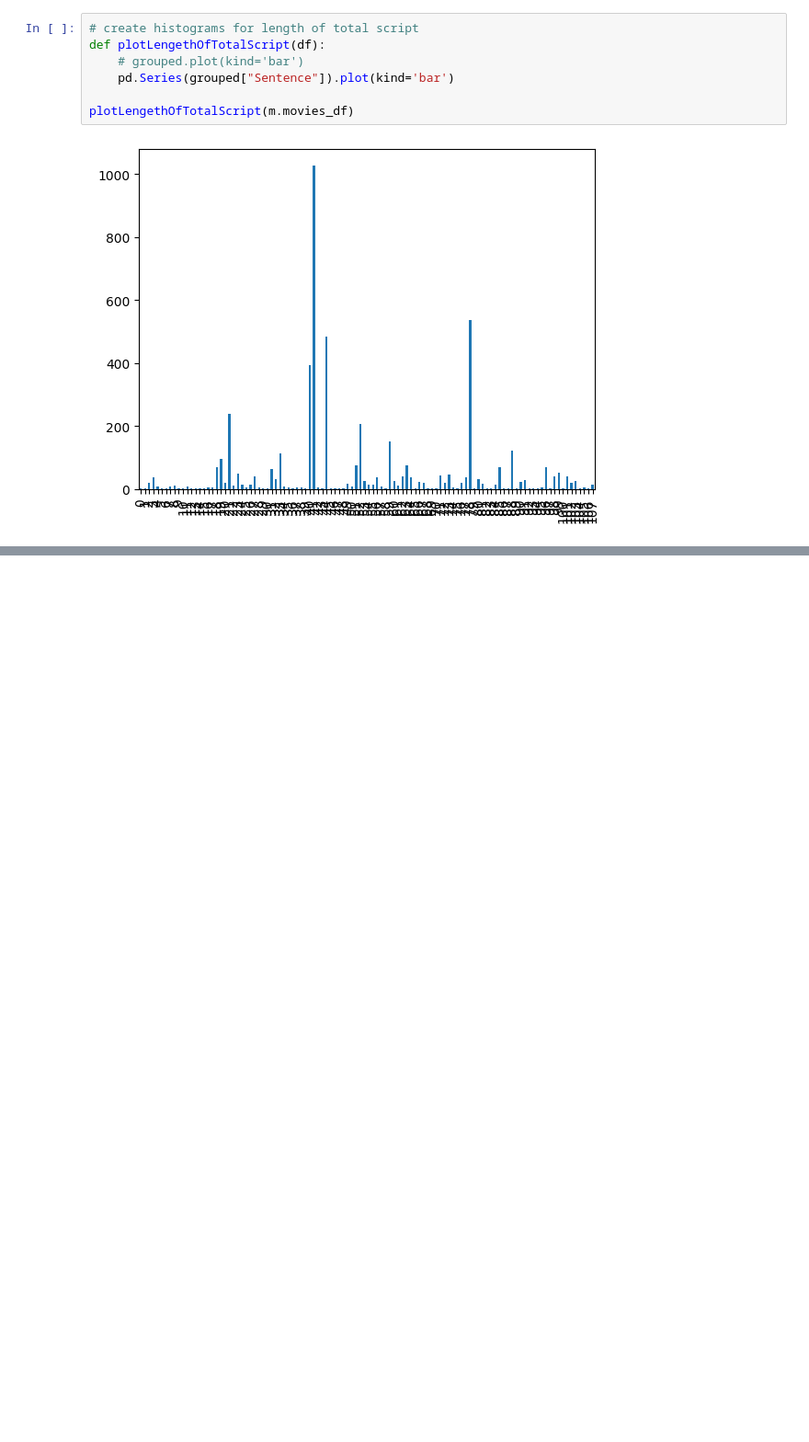
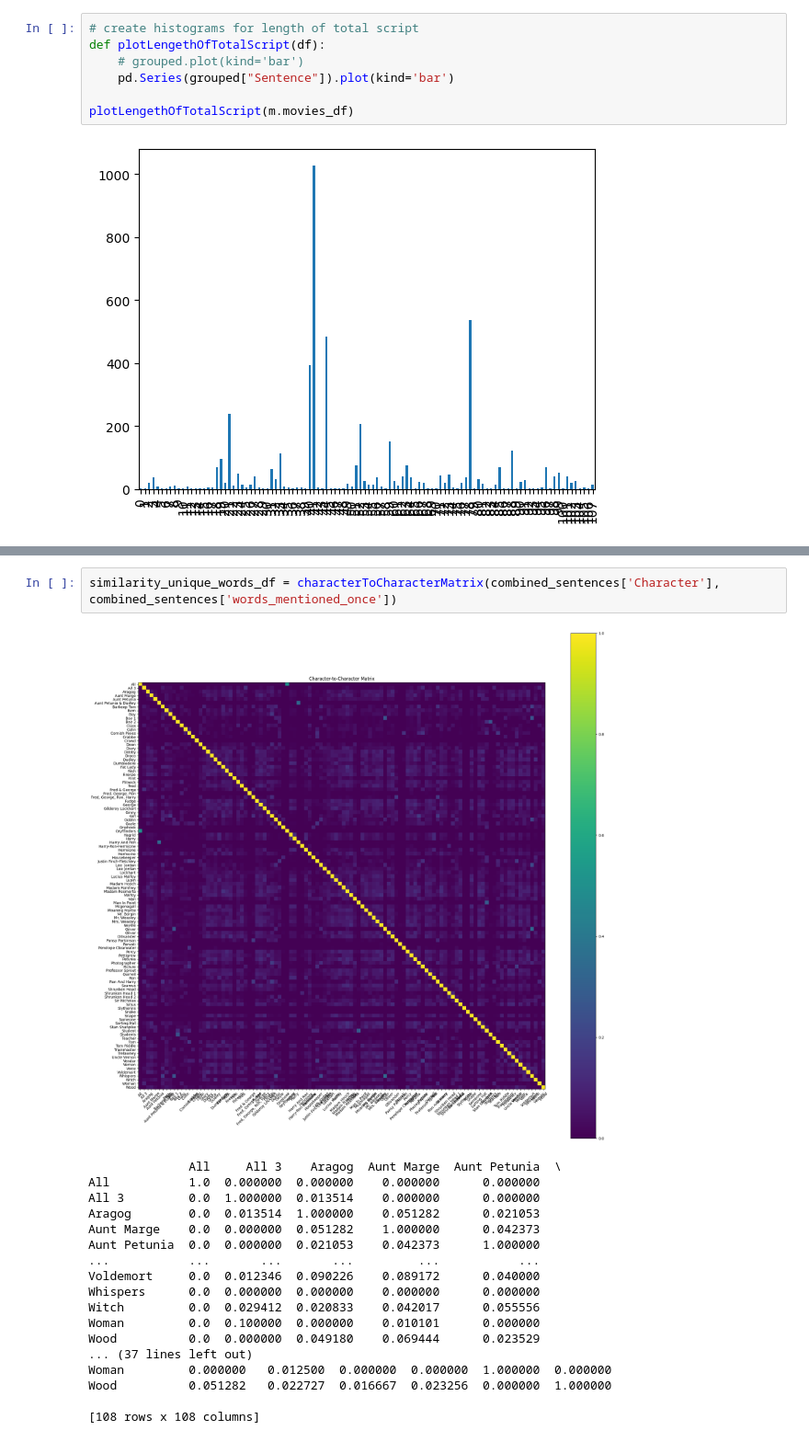
Before and after one commit to DuminduA/NLP_Project_12, a Jupyter notebook: Analyze_dataset.ipynb, the cells around one changed output, grey strips where cells are left out. Shown at 92% size. Cells and saved outputs as stored; diff of their text form; blank space fills up the shorter version.

```diff
--- a/Analyze_dataset.ipynb
+++ b/Analyze_dataset.ipynb
@@ -92,0 +268,21 @@ plotLengethOfTotalScript(m.movies_df)
+# %%
+similarity_unique_words_df = characterToCharacterMatrix(combined_sentences['Character'], combined_sentences['words_mentioned_once'])
+# %% [output]
+[figure, added]
+              All     All 3    Aragog  Aunt Marge  Aunt Petunia  \
+All           1.0  0.000000  0.000000    0.000000      0.000000
+All 3         0.0  1.000000  0.013514    0.000000      0.000000
+Aragog        0.0  0.013514  1.000000    0.051282      0.021053
+Aunt Marge    0.0  0.000000  0.051282    1.000000      0.042373
+Aunt Petunia  0.0  0.000000  0.021053    0.042373      1.000000
+...           ...       ...       ...         ...           ...
+Voldemort     0.0  0.012346  0.090226    0.089172      0.040000
+Whispers      0.0  0.000000  0.000000    0.000000      0.000000
+Witch         0.0  0.029412  0.020833    0.042017      0.055556
+Woman         0.0  0.100000  0.000000    0.010101      0.000000
+Wood          0.0  0.000000  0.049180    0.069444      0.023529
+... (37 lines left out)
+Woman         0.000000   0.012500  0.000000  0.000000  1.000000  0.000000
+Wood          0.051282   0.022727  0.016667  0.023256  0.000000  1.000000
+
+[108 rows x 108 columns]
```
Also changed, not shown: parts of 8 cells of this notebook.
